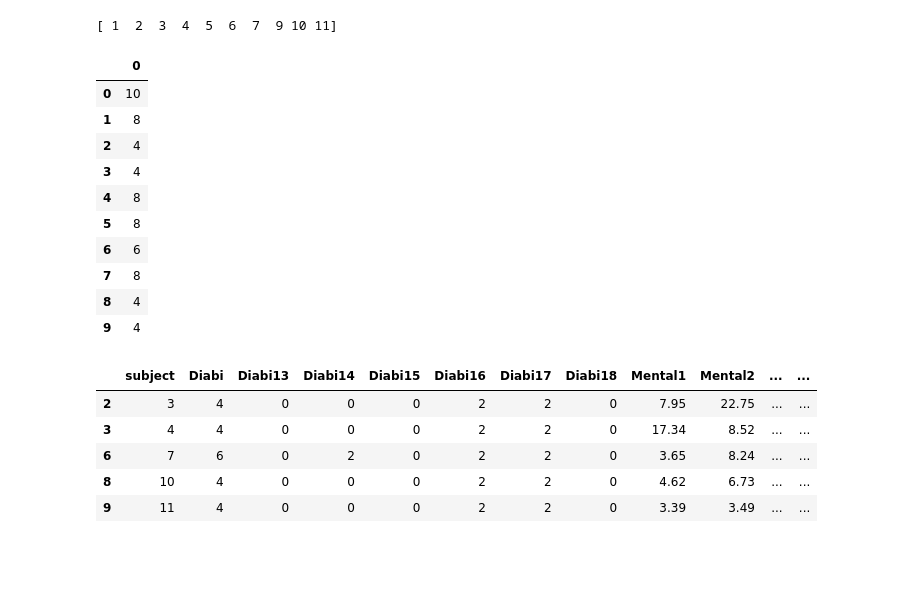
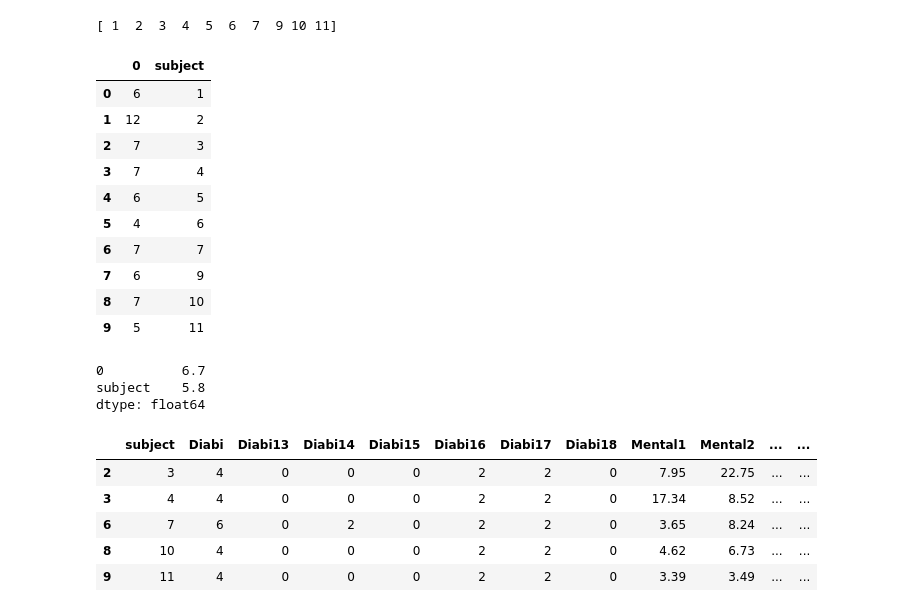
Before and after one commit to shun999/je, a Jupyter notebook: 20251114/高いvs低い群比較.ipynb, the cells around one changed output. Saved outputs shown, nothing was run; the diff lists cells and outputs as text; code cells hidden in the pictures; blank space fills up the shorter version.

```diff
--- a/20251114/高いvs低い群比較.ipynb
+++ b/20251114/高いvs低い群比較.ipynb
@@ -23,21 +23,28 @@ print(df["subject"].unique())
 # %% [output]
 [ 1  2  3  4  5  6  7  9 10 11]
 # %%
-df_group = pd.DataFrame([df[df["subject"]==i+1][df["q_category"]==3]["score"].sum() for i in range(11) if i != 7])
+df_group = pd.DataFrame([df[df["subject"]==i+1][df["q_category"]==4]["score"].sum() for i in range(11) if i != 7])
 # %%
+df_group["subject"] = [1, 2, 3, 4, 5, 6, 7, 9, 10, 11]
 df_group
 # %% [output]
-|  | 0 |
-| 0 | 10 |
-| 1 | 8 |
-| 2 | 4 |
-| 3 | 4 |
-| 4 | 8 |
-| 5 | 8 |
-| 6 | 6 |
-| 7 | 8 |
-| 8 | 4 |
-| 9 | 4 |
+|  | 0 | subject |
+| 0 | 6 | 1 |
+| 1 | 12 | 2 |
+| 2 | 7 | 3 |
+| 3 | 7 | 4 |
+| 4 | 6 | 5 |
+| 5 | 4 | 6 |
+| 6 | 7 | 7 |
+| 7 | 6 | 9 |
+| 8 | 7 | 10 |
+| 9 | 5 | 11 |
+# %%
+df_group.mean()
+# %% [output]
+0          6.7
+subject    5.8
+dtype: float64
 # %%
 df_recognition = pd.read_excel(r"E:\Je respire\解析\2.ディアビ、検証テスト、メンタルの相関.xlsx", sheet_name="認知データセット")
 # %%
```
Also changed, not shown: 1 other file.
